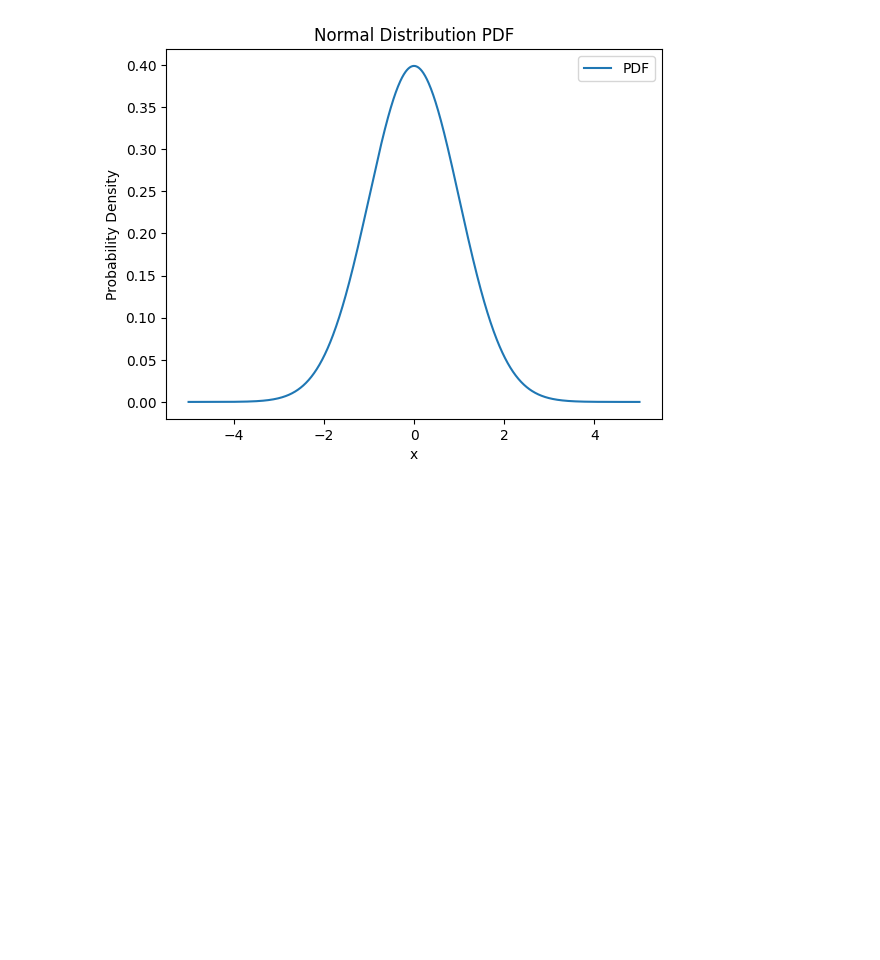
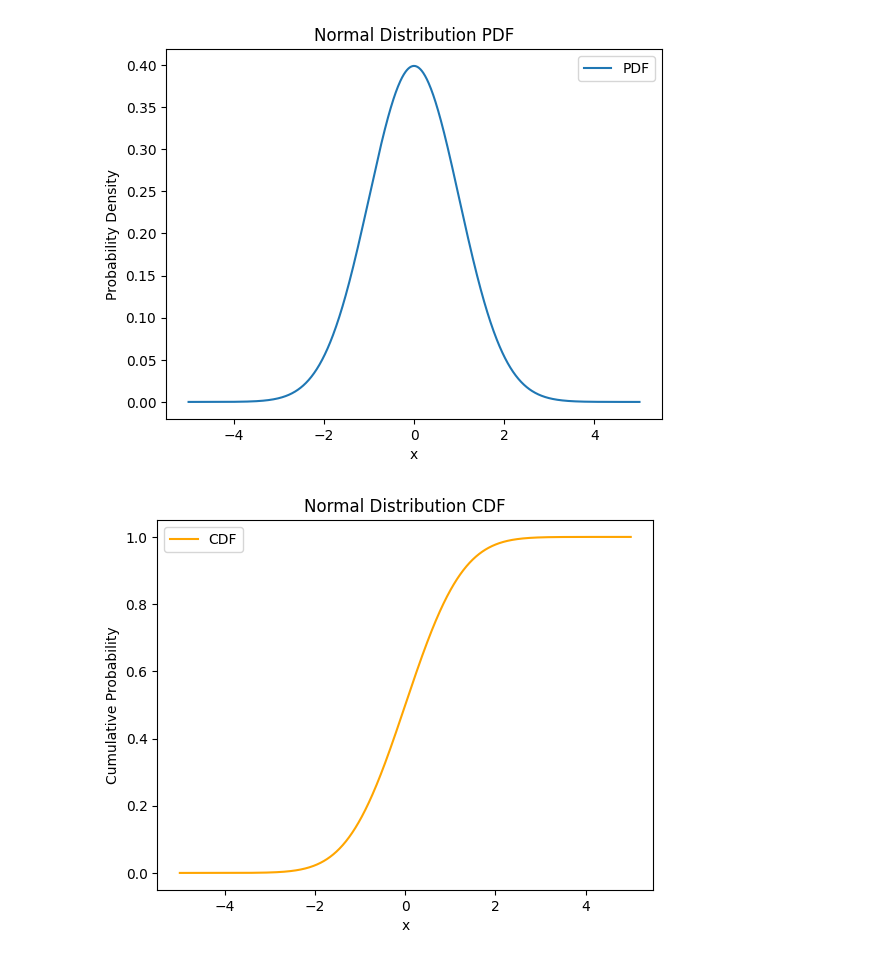
Before and after one commit to Prithviraj97/ForageCognizant, a Jupyter notebook: Probability_Python/advancedProb.ipynb, the cells around one changed output. Drawn from its saved outputs; the diff is of its cells as text; code cells hidden in the pictures; blank space fills up the shorter version.

Commit message:
normal distribution cdf

```diff
--- a/Probability_Python/advancedProb.ipynb
+++ b/Probability_Python/advancedProb.ipynb
@@ -78,3 +78,16 @@ plt.legend()
 plt.show()
 # %% [output]
 [figure]
+# %%
+# Calculate the CDF values
+cdf_values = norm.cdf(x, mean, std_dev)
+
+# Plot the CDF
+plt.plot(x, cdf_values, label='CDF', color='orange')
+plt.title('Normal Distribution CDF')
+plt.xlabel('x')
+plt.ylabel('Cumulative Probability')
+plt.legend()
+plt.show()
+# %% [output]
+[figure, added]
```
